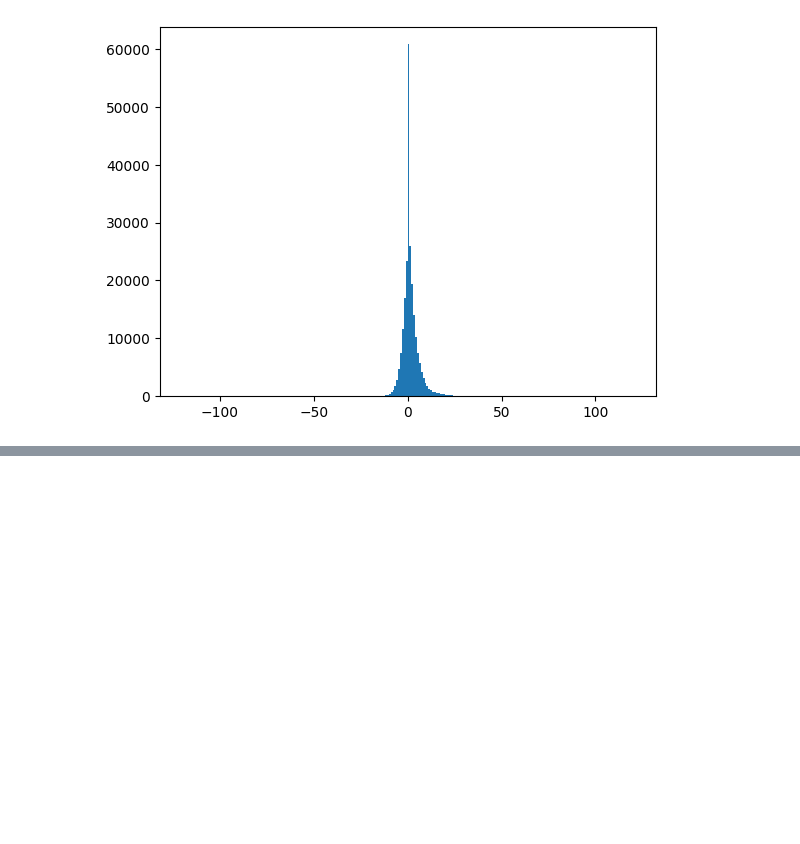
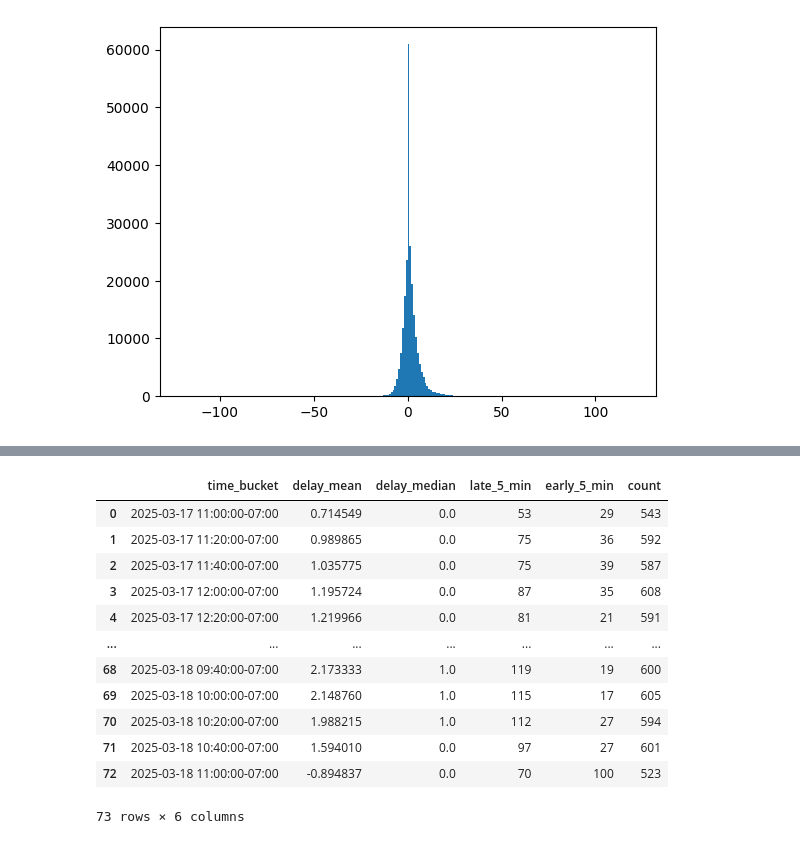
Before and after one commit to linusmoreau/cpsc440-transit-project, a Jupyter notebook: src/bus_processing.ipynb, the cells around one changed output, grey strips where cells are left out. Cells and saved outputs as stored; diff of their text form; code cells hidden in the pictures; blank space fills up the shorter version.

Commit message:
Get bus time_bucket aggregates

```diff
--- a/src/bus_processing.ipynb
+++ b/src/bus_processing.ipynb
@@ -26,0 +29,16 @@ bus_processing.plot_bucket_statistics(buckets)
+# %%
+buckets
+# %% [output]
+|  | time_bucket | delay_mean | delay_median | late_5_min | early_5_min | count |
+| 0 | 2025-03-17 11:00:00-07:00 | 0.714549 | 0.0 | 53 | 29 | 543 |
+| 1 | 2025-03-17 11:20:00-07:00 | 0.989865 | 0.0 | 75 | 36 | 592 |
+| 2 | 2025-03-17 11:40:00-07:00 | 1.035775 | 0.0 | 75 | 39 | 587 |
+| 3 | 2025-03-17 12:00:00-07:00 | 1.195724 | 0.0 | 87 | 35 | 608 |
+| 4 | 2025-03-17 12:20:00-07:00 | 1.219966 | 0.0 | 81 | 21 | 591 |
+| ... | ... | ... | ... | ... | ... | ... |
+| 68 | 2025-03-18 09:40:00-07:00 | 2.173333 | 1.0 | 119 | 19 | 600 |
+| 69 | 2025-03-18 10:00:00-07:00 | 2.148760 | 1.0 | 115 | 17 | 605 |
+| 70 | 2025-03-18 10:20:00-07:00 | 1.988215 | 1.0 | 112 | 27 | 594 |
+| 71 | 2025-03-18 10:40:00-07:00 | 1.594010 | 0.0 | 97 | 27 | 601 |
+| 72 | 2025-03-18 11:00:00-07:00 | -0.894837 | 0.0 | 70 | 100 | 523 |
+73 rows × 6 columns
```
Also changed, not shown: parts of 2 cells of this notebook, 1 other file.
